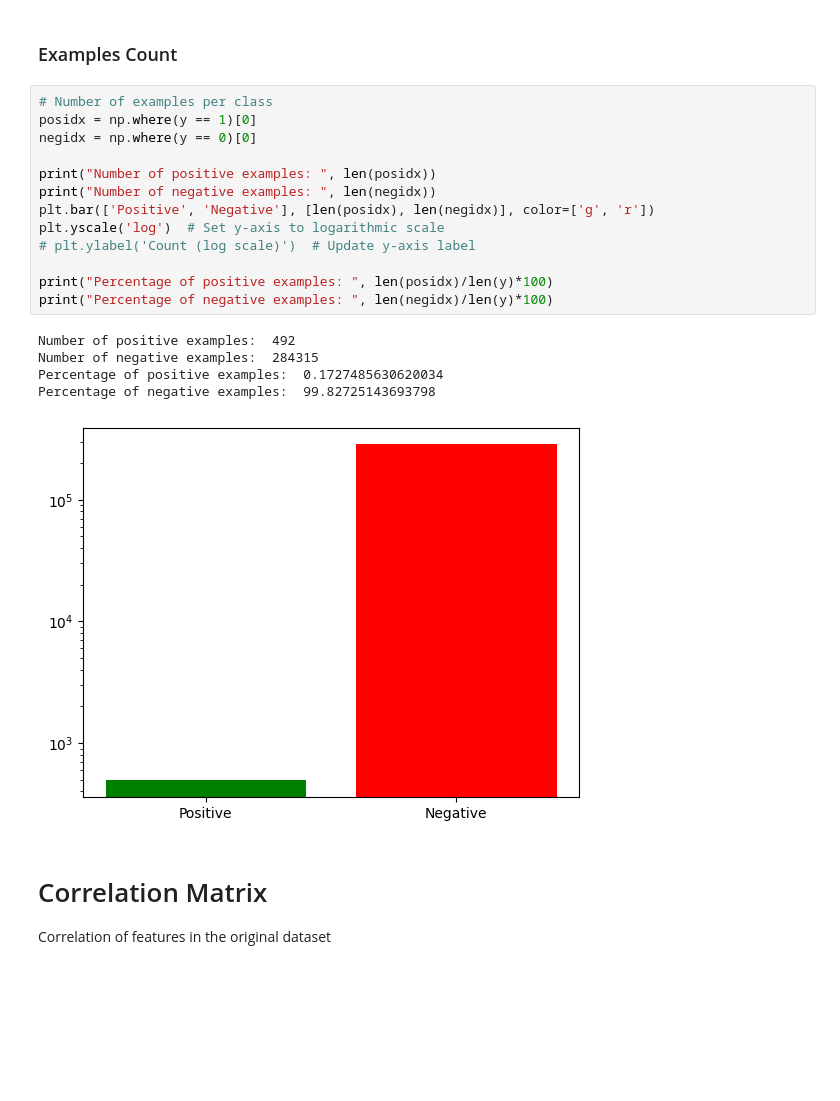
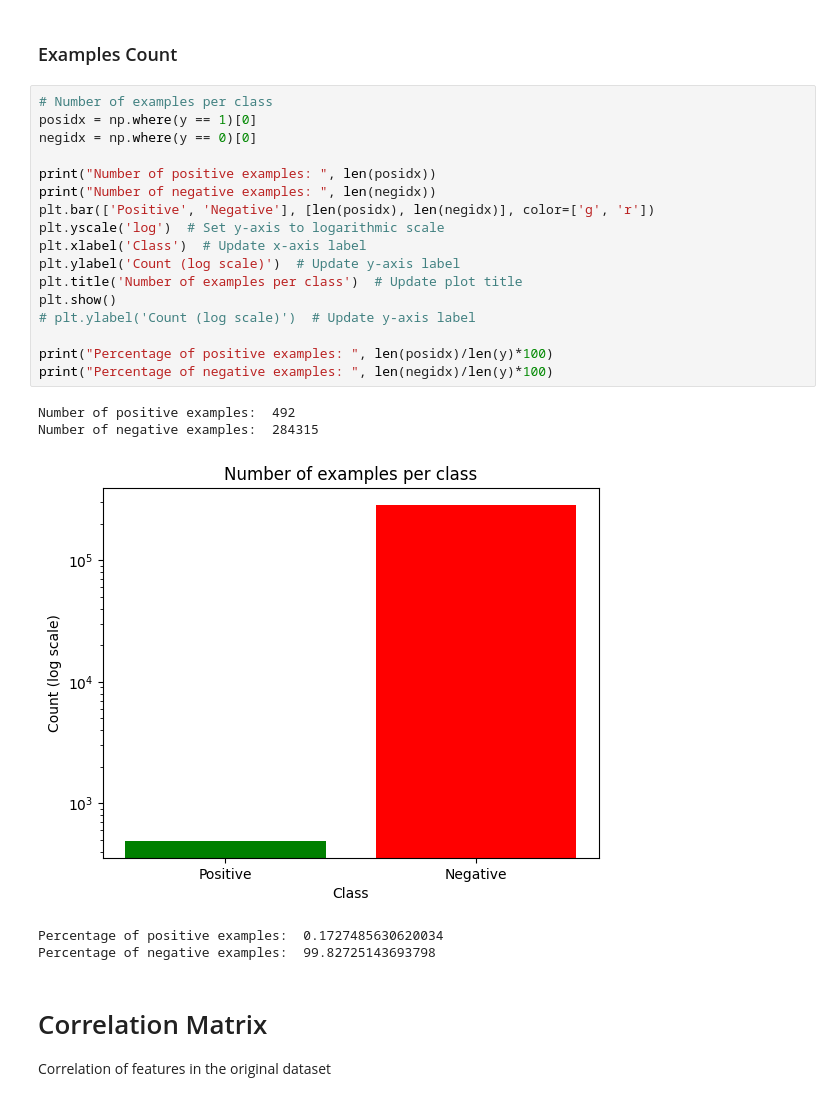
Before and after one commit to LeikRad/TAA_Projects, a Jupyter notebook: project_1/Data.ipynb, the cells around one changed output. Saved outputs shown, nothing was run; the diff lists cells and outputs as text; blank space fills up the shorter version.

```diff
--- a/project_1/Data.ipynb
+++ b/project_1/Data.ipynb
@@ -56,22 +56,26 @@ data.describe()
 # %%
 # Number of examples per class
 posidx = np.where(y == 1)[0]
 negidx = np.where(y == 0)[0]
 
 print("Number of positive examples: ", len(posidx))
 print("Number of negative examples: ", len(negidx))
 plt.bar(['Positive', 'Negative'], [len(posidx), len(negidx)], color=['g', 'r'])
 plt.yscale('log')  # Set y-axis to logarithmic scale
+plt.xlabel('Class')  # Update x-axis label
+plt.ylabel('Count (log scale)')  # Update y-axis label
+plt.title('Number of examples per class')  # Update plot title
+plt.show()
 # plt.ylabel('Count (log scale)')  # Update y-axis label
 
 print("Percentage of positive examples: ", len(posidx)/len(y)*100)
 print("Percentage of negative examples: ", len(negidx)/len(y)*100)
 # %% [output]
 Number of positive examples:  492
 Number of negative examples:  284315
-Percentage of positive examples:  0.1727485630620034
-Percentage of negative examples:  99.82725143693798
-[figure, old version]
+[figure, new version]
+Percentage of positive examples:  0.1727485630620034
+Percentage of negative examples:  99.82725143693798
 # %% [markdown]
 # Correlation Matrix
 
```
Also changed, not shown: parts of 5 cells of this notebook, 58 other files.
